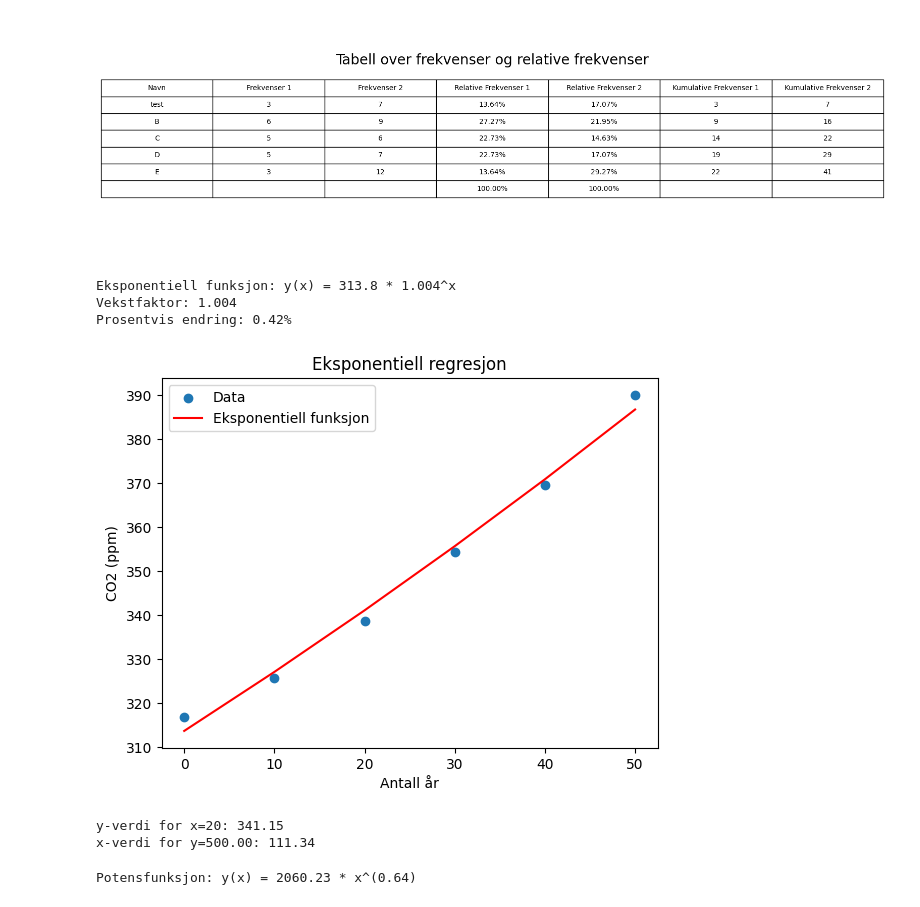
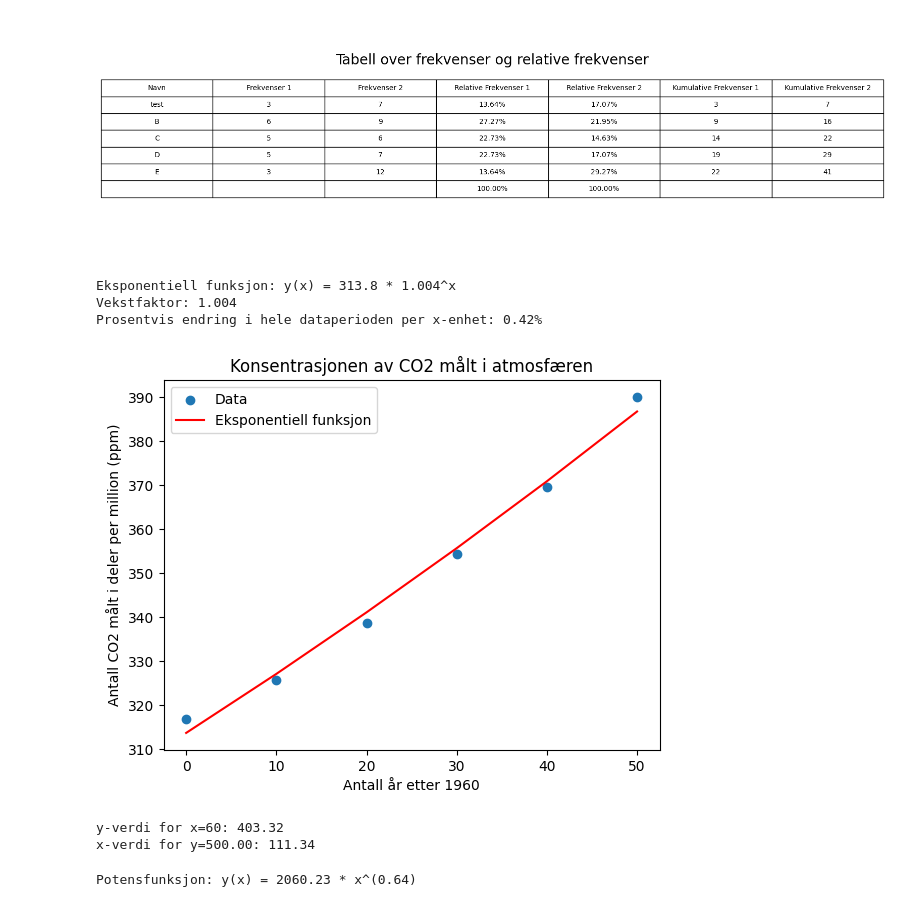
Before and after one commit to hanska91/Matematikk-2P-Y, a Jupyter notebook: Matematikkboka 2P-Y + Litt annet.ipynb, the cells around one changed output. Drawn from its saved outputs; the diff is of its cells as text; code cells hidden in the pictures.

```diff
--- a/Matematikkboka 2P-Y + Litt annet.ipynb
+++ b/Matematikkboka 2P-Y + Litt annet.ipynb
@@ -2766,41 +2766,41 @@ b = np.exp(coeffs[0])
 
 # Skriv ut eksponentiell funksjon
 print(f"Eksponentiell funksjon: y(x) = {a:.1f} * {b:.3f}^x") # tallene kan byttes ut med antall desimaler i svaret ditt
 
 # Beregn vekstfaktor og prosentvis økning/minking
 vekstfaktor = b
 prosentvis_endring = (vekstfaktor - 1) * 100
 
 print(f"Vekstfaktor: {vekstfaktor:.3f}")
-print(f"Prosentvis endring: {prosentvis_endring:.2f}%")
+print(f"Prosentvis endring i hele dataperioden per x-enhet: {prosentvis_endring:.2f}%")
 
 # Plot datasettet og eksponentiell funksjon
 plt.scatter(x, y, label='Data')
 plt.plot(x, a * b ** x, label='Eksponentiell funksjon', color="r")
-plt.xlabel('Antall år')                      # Navn på x-aksen
-plt.ylabel('CO2 (ppm)')                      # Navn på y-aksen
+plt.xlabel('Antall år etter 1960')                      # Navn på x-aksen
+plt.ylabel('Antall CO2 målt i deler per million (ppm)')                      # Navn på y-aksen
 plt.legend()
 
 # legg til en overskrift
-plt.title("Eksponentiell regresjon")
+plt.title("Konsentrasjonen av CO2 målt i atmosfæren")
 
 plt.show()
 
 # Finn y-verdien når x = …
-x_val = 20
+x_val = 60
 y_val = a * (b ** x_val)
 print(f"y-verdi for x={x_val}: {y_val:.2f}")
 
 # Finn x-verdien når y = ...
 y_val = 500
 x_val = np.log(y_val/a) / np.log(b)
 print(f"x-verdi for y={y_val:.2f}: {x_val:.2f}")
 # %% [output]
 Eksponentiell funksjon: y(x) = 313.8 * 1.004^x
 Vekstfaktor: 1.004
-Prosentvis endring: 0.42%
+Prosentvis endring i hele dataperioden per x-enhet: 0.42%
-[figure, old version]
+[figure, new version]
-y-verdi for x=20: 341.15
+y-verdi for x=60: 403.32
 x-verdi for y=500.00: 111.34
 # %%
 #Potens regresjon med dummy data + stigningstallet til tangenten i punktet - kode
```
Also changed, not shown: parts of 2 cells of this notebook.
